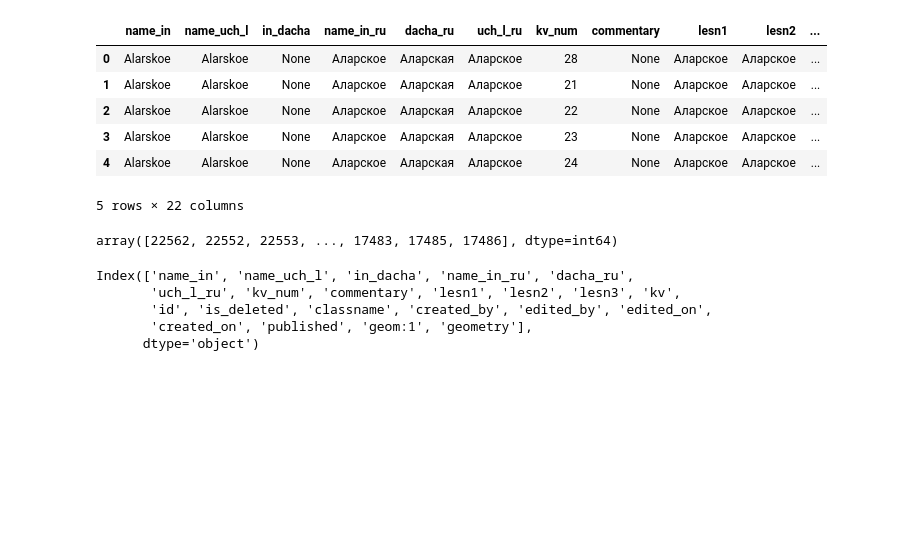
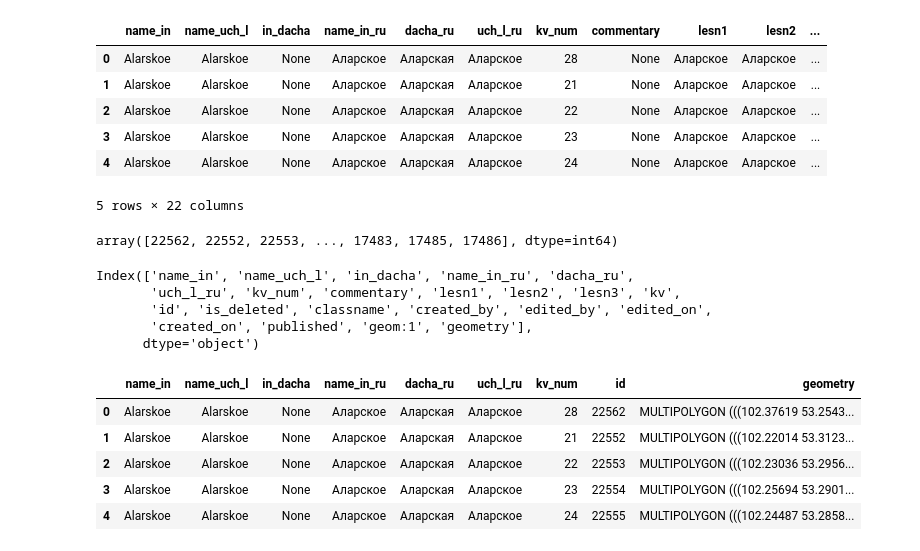
Before and after one commit to Nickitarius/Forest_Fires_Data_Visualisation, a Jupyter notebook: Util/data_transfer.ipynb, the cells around one changed output. Drawn from its saved outputs; the diff is of its cells as text; code cells hidden in the pictures; blank space fills up the shorter version.

```diff
--- a/Util/data_transfer.ipynb
+++ b/Util/data_transfer.ipynb
@@ -340,9 +354,18 @@ Index(['name_in', 'name_uch_l', 'in_dacha', 'name_in_ru', 'dacha_ru',
       dtype='object')
 # %%
 gdf = gdf.drop(columns=['commentary', 'lesn1', 'lesn2', 'lesn3',
-         'geom:1', 'published', 'created_on', 'edited_on', 'created_by', 'edited_by', 'classname', 'is_deleted'])
+         'geom:1', 'published', 'created_on', 'edited_on', 'created_by', 'edited_by', 'classname', 'is_deleted', 'kv'])
 # %%
 gdf = gdf.drop(gdf[gdf['geometry'].is_empty].index)
+# %%
+gdf.head()
+# %% [output]
+|  | name_in | name_uch_l | in_dacha | name_in_ru | dacha_ru | uch_l_ru | kv_num | id | geometry |
+| 0 | Alarskoe | Alarskoe | None | Аларское | Аларская | Аларское | 28 | 22562 | MULTIPOLYGON (((102.37619 53.2543... |
+| 1 | Alarskoe | Alarskoe | None | Аларское | Аларская | Аларское | 21 | 22552 | MULTIPOLYGON (((102.22014 53.3123... |
+| 2 | Alarskoe | Alarskoe | None | Аларское | Аларская | Аларское | 22 | 22553 | MULTIPOLYGON (((102.23036 53.2956... |
+| 3 | Alarskoe | Alarskoe | None | Аларское | Аларская | Аларское | 23 | 22554 | MULTIPOLYGON (((102.25694 53.2901... |
+| 4 | Alarskoe | Alarskoe | None | Аларское | Аларская | Аларское | 24 | 22555 | MULTIPOLYGON (((102.24487 53.2858... |
 # %%
 path = my_data_path + "Лесные кварталы/" + file_name
 gdf.to_file(path, driver='GeoJSON', index=False)
```
Also changed, not shown: parts of 5 cells of this notebook.
